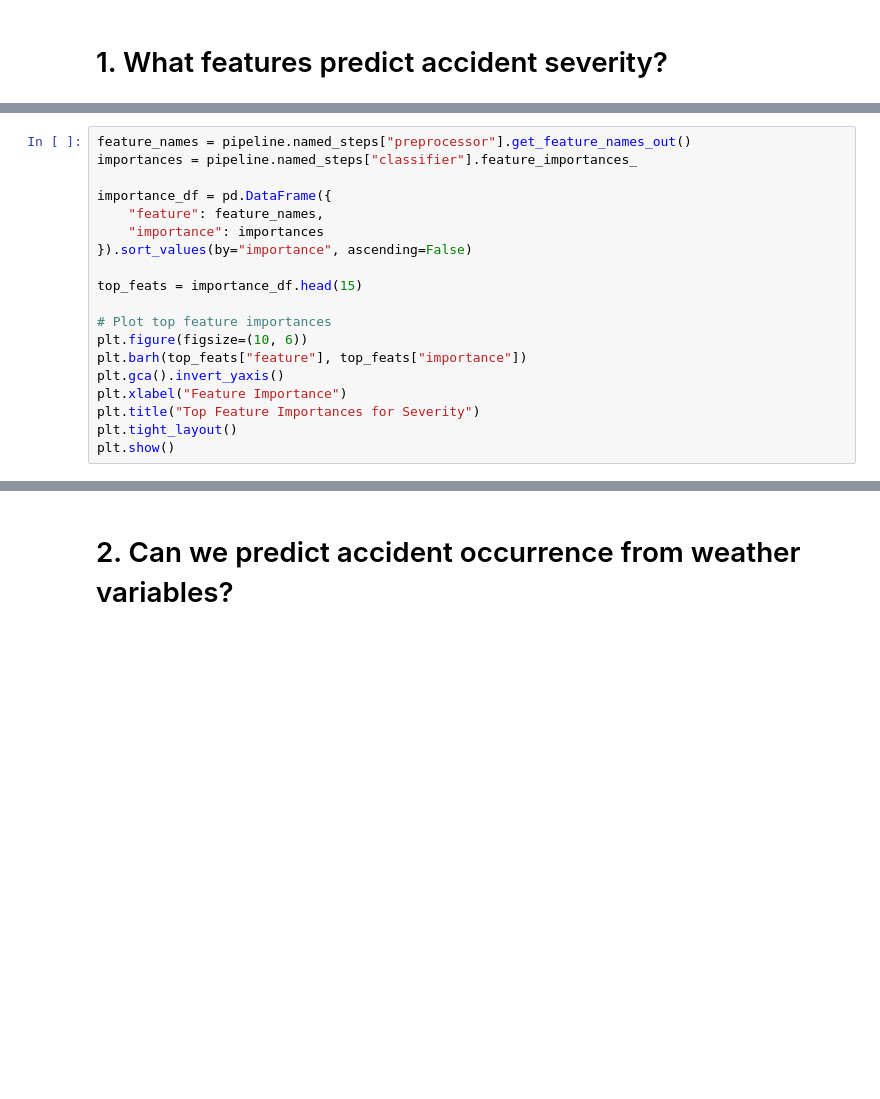
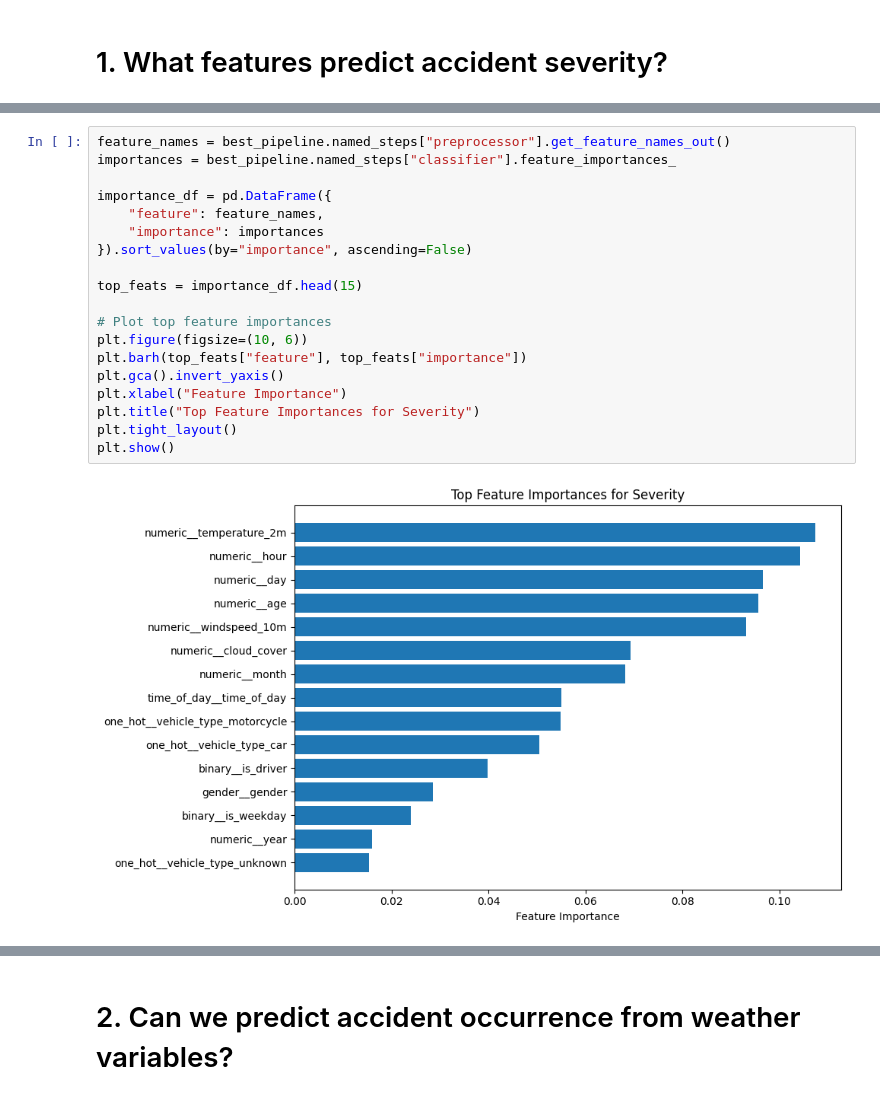
Before and after one commit to Alan-Grech295/ics5110-news-analysis, a Jupyter notebook: 3a_random_forests_alan_grech.ipynb, the cells around one changed output, grey strips where cells are left out. Cells and saved outputs as stored; diff of their text form; blank space fills up the shorter version.

```diff
--- a/3a_random_forests_alan_grech.ipynb
+++ b/3a_random_forests_alan_grech.ipynb
@@ -124,22 +194,24 @@ plt.show()
 # %%
-feature_names = pipeline.named_steps["preprocessor"].get_feature_names_out()
-importances = pipeline.named_steps["classifier"].feature_importances_
+feature_names = best_pipeline.named_steps["preprocessor"].get_feature_names_out()
+importances = best_pipeline.named_steps["classifier"].feature_importances_
 
 importance_df = pd.DataFrame({
     "feature": feature_names,
     "importance": importances
 }).sort_values(by="importance", ascending=False)
 
 top_feats = importance_df.head(15)
 
 # Plot top feature importances
 plt.figure(figsize=(10, 6))
 plt.barh(top_feats["feature"], top_feats["importance"])
 plt.gca().invert_yaxis()
 plt.xlabel("Feature Importance")
 plt.title("Top Feature Importances for Severity")
 plt.tight_layout()
 plt.show()
+# %% [output]
+[figure, added]
 # %%
 # We use a partial dependence plot to visualize the relationship between top features and the target class "fatal" (3)
 PartialDependenceDisplay.from_estimator(
```
Also changed, not shown: parts of 11 cells of this notebook.
